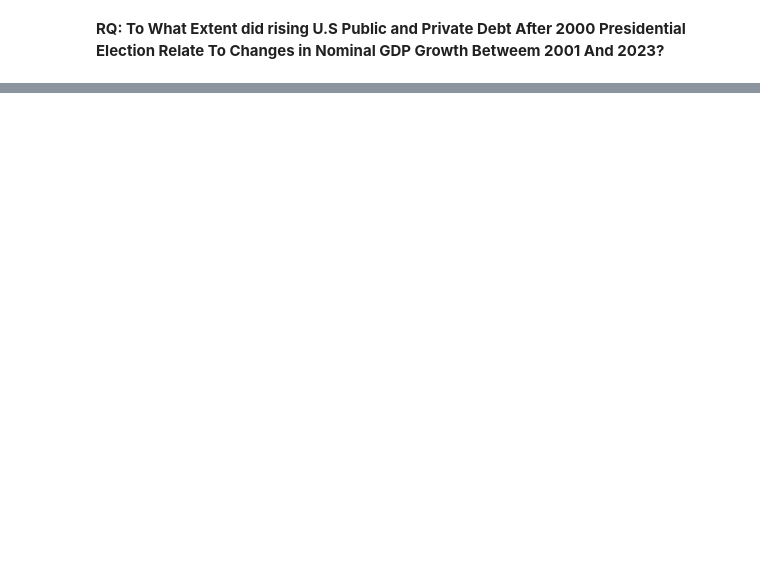
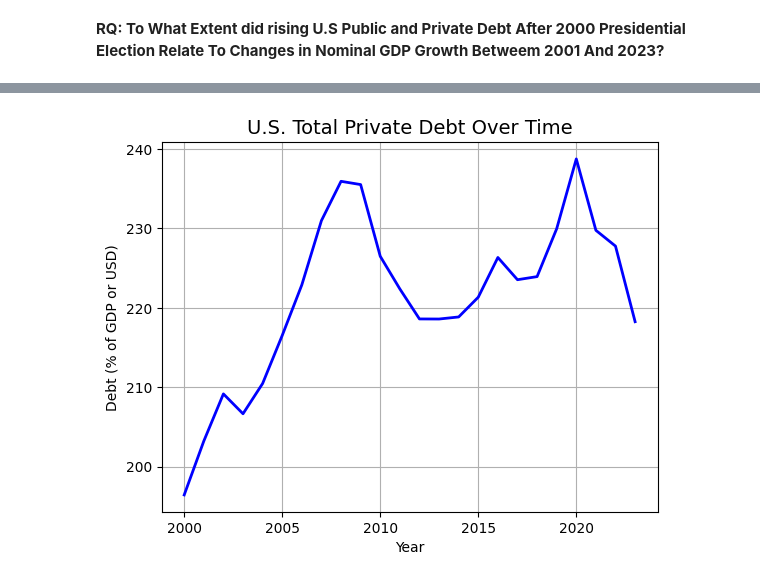
Before and after one commit to aeslha/july_21, a Jupyter notebook: DSRP_Final_Project.ipynb, the cells around one changed output, grey strips where cells are left out. Cells and saved outputs as stored; diff of their text form; code cells hidden in the pictures; blank space fills up the shorter version.

```diff
--- a/DSRP_Final_Project.ipynb
+++ b/DSRP_Final_Project.ipynb
@@ -126,0 +144,9 @@ plt.
+# %%
+plt.plot(df['Year'], df['Total Private Debt Of All Instruments'], color='blue', linewidth=2)
+plt.title('U.S. Total Private Debt Over Time', fontsize=14)
+plt.xlabel('Year')
+plt.ylabel('Debt (% of GDP or USD)')
+plt.grid(True)
+plt.show()
+# %% [output]
+[figure, added]
```
Also changed, not shown: parts of 4 cells of this notebook.
